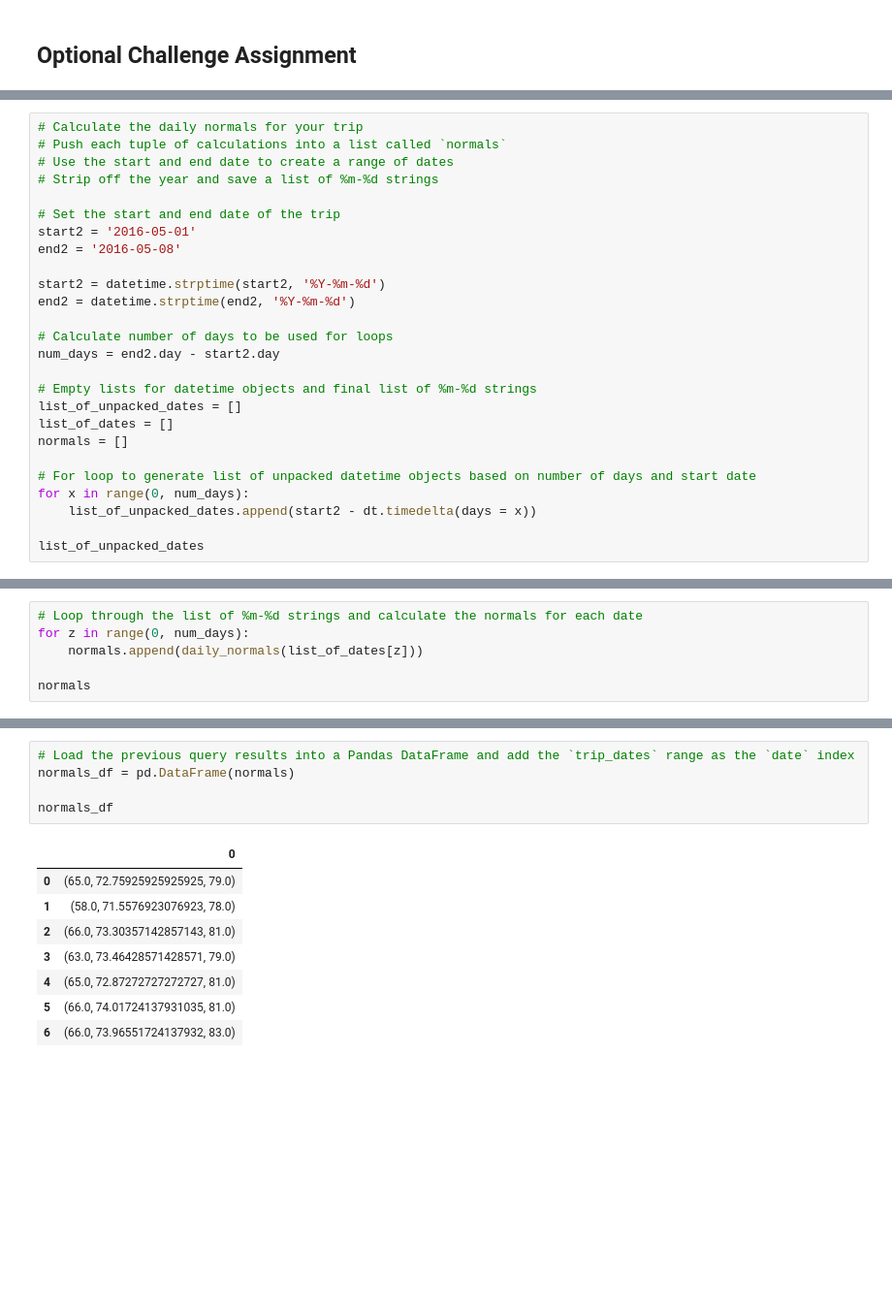
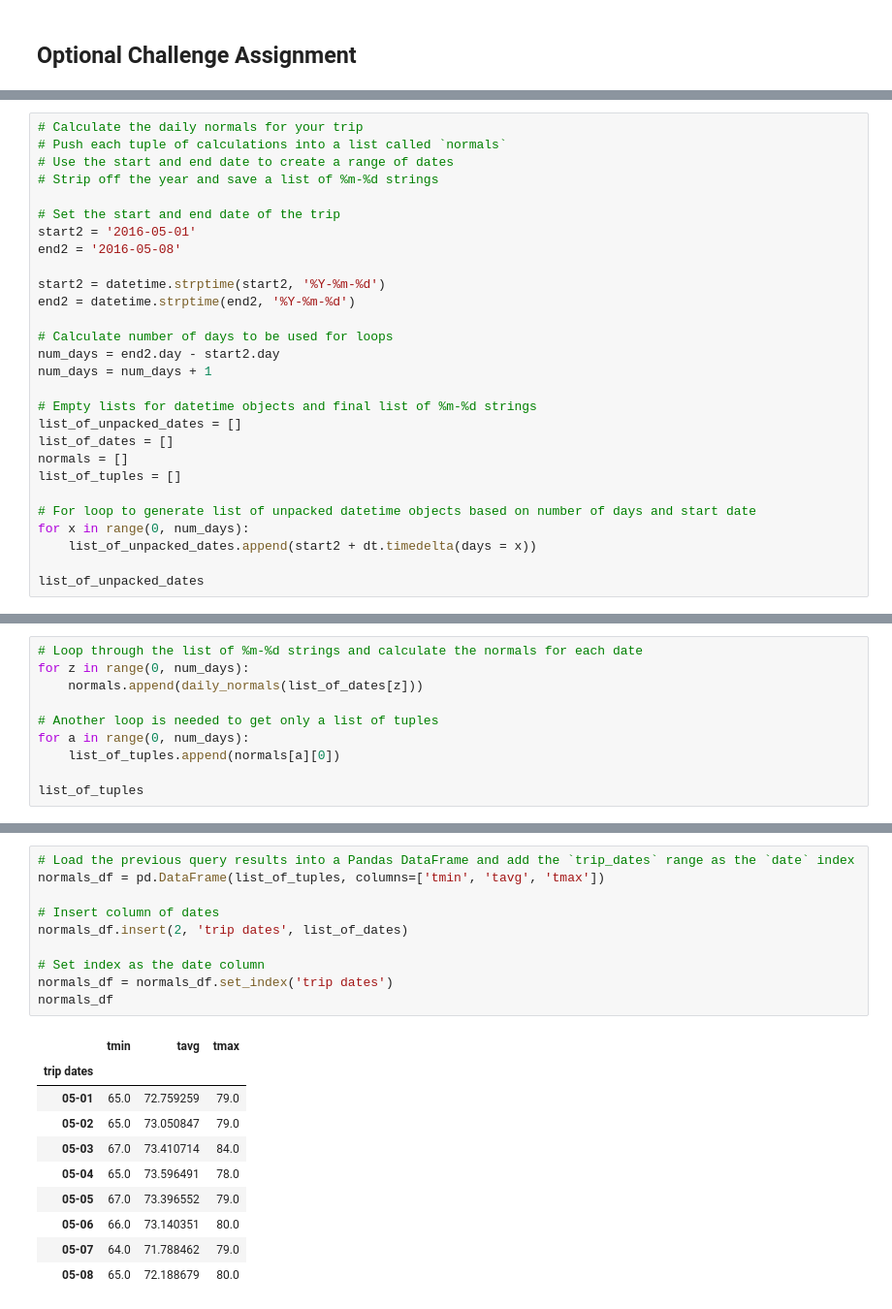
Before and after one commit to ohoweedy/dataviz-homework, a Jupyter notebook: SQLAlchemy/climate_starter.ipynb, the cells around one changed output, grey strips where cells are left out. Shown at 97% size. Cells and saved outputs as stored; diff of their text form; blank space fills up the shorter version.

```diff
--- a/SQLAlchemy/climate_starter.ipynb
+++ b/SQLAlchemy/climate_starter.ipynb
@@ -392,15 +402,17 @@ end2 = datetime.strptime(end2, '%Y-%m-%d')
 
 # Calculate number of days to be used for loops
 num_days = end2.day - start2.day
+num_days = num_days + 1
 
 # Empty lists for datetime objects and final list of %m-%d strings
 list_of_unpacked_dates = []
 list_of_dates = []
 normals = []
+list_of_tuples = []
 
 # For loop to generate list of unpacked datetime objects based on number of days and start date
 for x in range(0, num_days):
-    list_of_unpacked_dates.append(start2 - dt.timedelta(days = x))
+    list_of_unpacked_dates.append(start2 + dt.timedelta(days = x))
 
 list_of_unpacked_dates
 # %% [output]
@@ -424,5 +437,9 @@ list_of_dates
 for z in range(0, num_days):
     normals.append(daily_normals(list_of_dates[z]))
 
-normals
+# Another loop is needed to get only a list of tuples
+for a in range(0, num_days):
+    list_of_tuples.append(normals[a][0])
+
+list_of_tuples
 # %% [output]
@@ -436,16 +454,23 @@ normals
 # %%
 # Load the previous query results into a Pandas DataFrame and add the `trip_dates` range as the `date` index
-normals_df = pd.DataFrame(normals)
+normals_df = pd.DataFrame(list_of_tuples, columns=['tmin', 'tavg', 'tmax'])
 
+# Insert column of dates
+normals_df.insert(2, 'trip dates', list_of_dates)
+
+# Set index as the date column
+normals_df = normals_df.set_index('trip dates')
 normals_df
 # %% [output]
-|  | 0 |
-| 0 | (65.0, 72.75925925925925, 79.0) |
-| 1 | (58.0, 71.5576923076923, 78.0) |
-| 2 | (66.0, 73.30357142857143, 81.0) |
-| 3 | (63.0, 73.46428571428571, 79.0) |
-| 4 | (65.0, 72.87272727272727, 81.0) |
-| 5 | (66.0, 74.01724137931035, 81.0) |
-| 6 | (66.0, 73.96551724137932, 83.0) |
+|  | tmin | tavg | tmax |
+| trip dates |  |  |  |
+| 05-01 | 65.0 | 72.759259 | 79.0 |
+| 05-02 | 65.0 | 73.050847 | 79.0 |
+| 05-03 | 67.0 | 73.410714 | 84.0 |
+| 05-04 | 65.0 | 73.596491 | 78.0 |
+| 05-05 | 67.0 | 73.396552 | 79.0 |
+| 05-06 | 66.0 | 73.140351 | 80.0 |
+| 05-07 | 64.0 | 71.788462 | 79.0 |
+| 05-08 | 65.0 | 72.188679 | 80.0 |
 # %%
 # Plot the daily normals as an area plot with `stacked=False`
```
Also changed, not shown: parts of 12 cells of this notebook, 2 other files.
